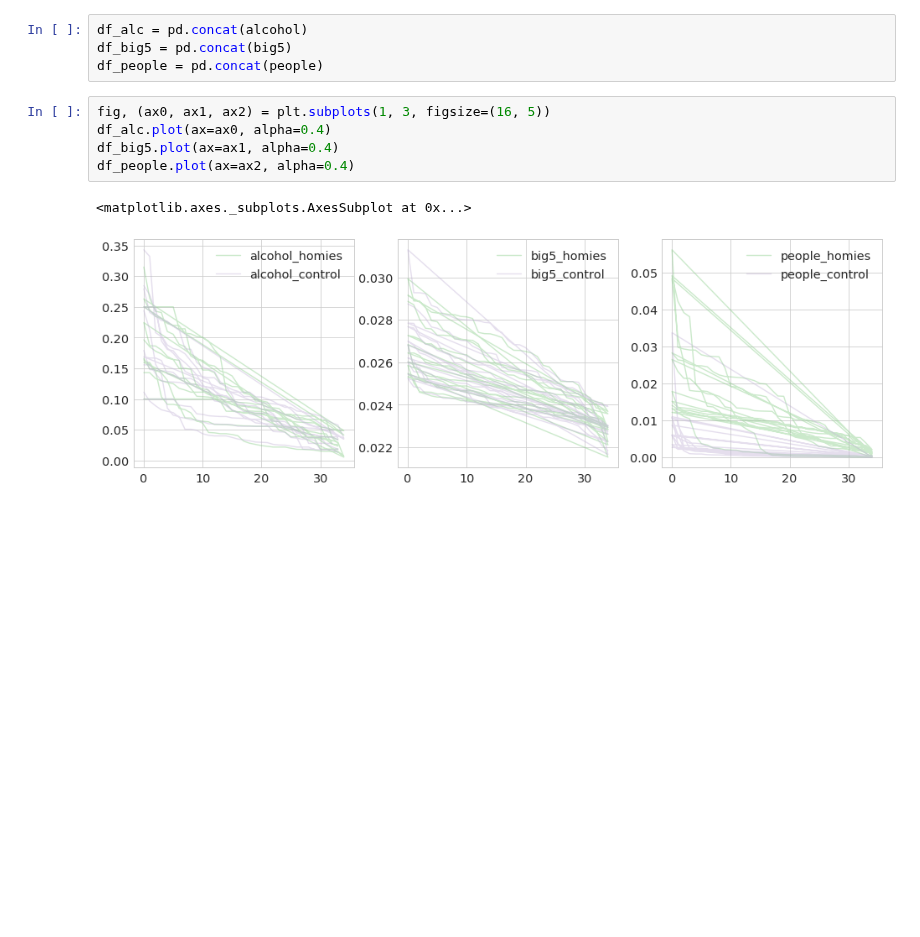
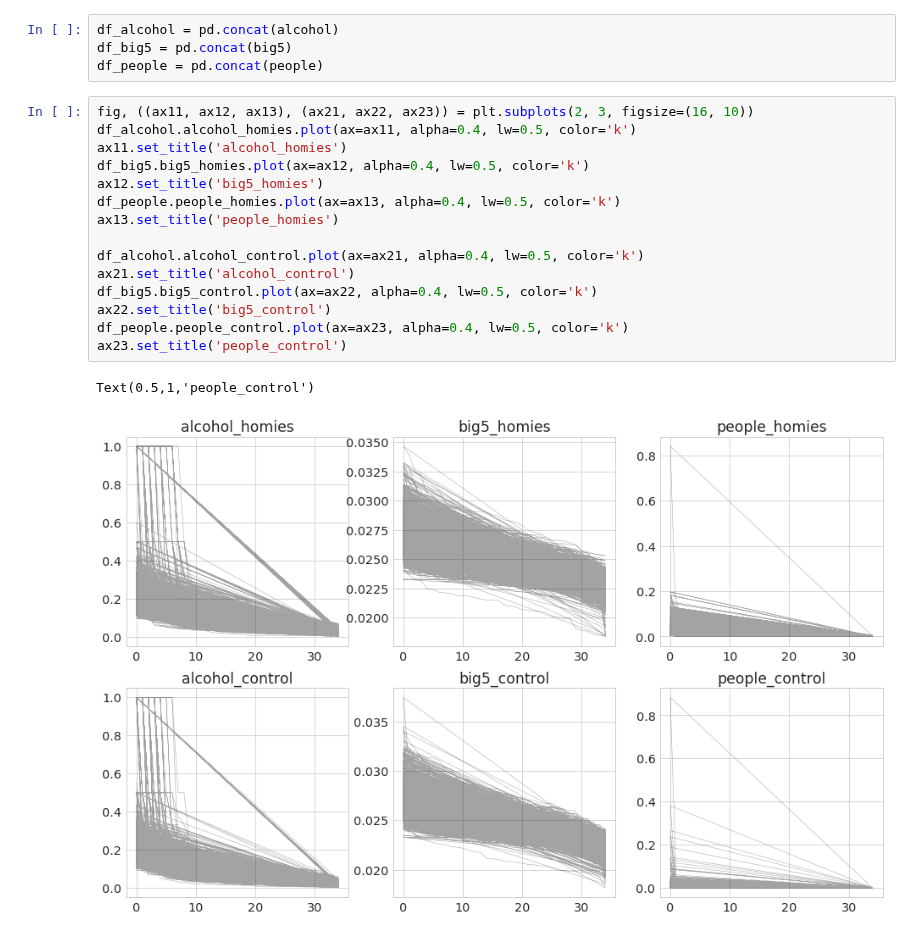
Before and after one commit to AllanLRH/master_thesis, a Jupyter notebook: morequestions/bluetooth_graph_analysis.ipynb, the cells around one changed output. Saved outputs shown, nothing was run; the diff lists cells and outputs as text; blank space fills up the shorter version.

Commit message:
Added a few comments and updated plots of aggregated results.

```diff
--- a/morequestions/bluetooth_graph_analysis.ipynb
+++ b/morequestions/bluetooth_graph_analysis.ipynb
@@ -27,12 +43,22 @@ Wall time: 6.26 s
 # %%
-df_alc = pd.concat(alcohol)
+df_alcohol = pd.concat(alcohol)
 df_big5 = pd.concat(big5)
 df_people = pd.concat(people)
-# %%
-fig, (ax0, ax1, ax2) = plt.subplots(1, 3, figsize=(16, 5))
-df_alc.plot(ax=ax0, alpha=0.4)
-df_big5.plot(ax=ax1, alpha=0.4)
-df_people.plot(ax=ax2, alpha=0.4)
-# %% [output]
-<matplotlib.axes._subplots.AxesSubplot at 0x...>
-[figure, removed]
+# %%
+fig, ((ax11, ax12, ax13), (ax21, ax22, ax23)) = plt.subplots(2, 3, figsize=(16, 10))
+df_alcohol.alcohol_homies.plot(ax=ax11, alpha=0.4, lw=0.5, color='k')
+ax11.set_title('alcohol_homies')
+df_big5.big5_homies.plot(ax=ax12, alpha=0.4, lw=0.5, color='k')
+ax12.set_title('big5_homies')
+df_people.people_homies.plot(ax=ax13, alpha=0.4, lw=0.5, color='k')
+ax13.set_title('people_homies')
+
+df_alcohol.alcohol_control.plot(ax=ax21, alpha=0.4, lw=0.5, color='k')
+ax21.set_title('alcohol_control')
+df_big5.big5_control.plot(ax=ax22, alpha=0.4, lw=0.5, color='k')
+ax22.set_title('big5_control')
+df_people.people_control.plot(ax=ax23, alpha=0.4, lw=0.5, color='k')
+ax23.set_title('people_control')
+# %% [output]
+Text(0.5,1,'people_control')
+[figure, added]
```
Also changed, not shown: parts of 3 cells of this notebook, 1 other file.
